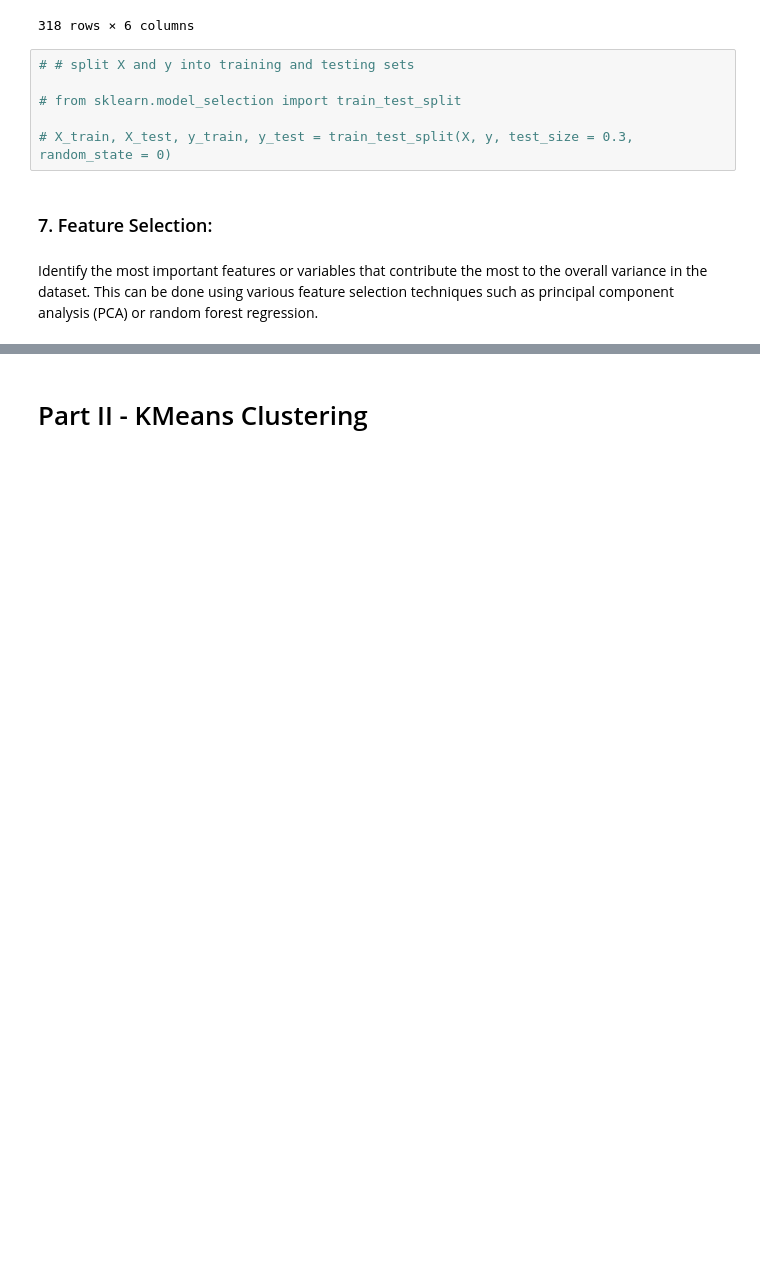
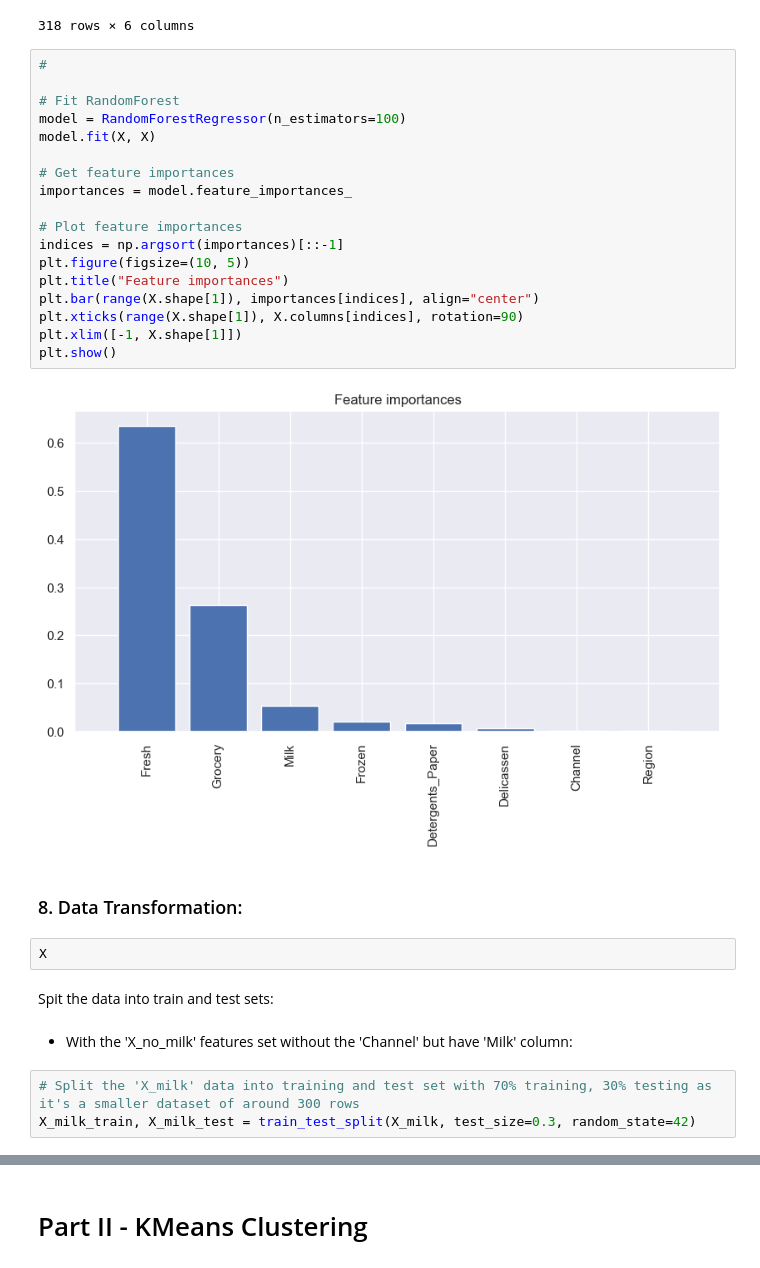
Before and after one commit to TeeNguyenDA/Wholesale-Data-Unsupervised-Learning, a Jupyter notebook: Unsupervised Learning - Project.ipynb, the cells around one changed output, grey strips where cells are left out. Drawn from its saved outputs; the diff is of its cells as text; blank space fills up the shorter version.

```diff
--- a/Unsupervised Learning - Project.ipynb
+++ b/Unsupervised Learning - Project.ipynb
@@ -587,13 +594,34 @@ X_selected
 | 438 | 3 | 10290 | 2232 | 1038 | 168 | 2125 |
 | 439 | 3 | 2787 | 2510 | 65 | 477 | 52 |
 318 rows × 6 columns
-# %%
-# # split X and y into training and testing sets
-
-# from sklearn.model_selection import train_test_split
-
-# X_train, X_test, y_train, y_test = train_test_split(X, y, test_size = 0.3, random_state = 0)
-# %% [markdown]
-### 7. Feature Selection:
-# %% [markdown]
-Identify the most important features or variables that contribute the most to the overall variance in the dataset. This can be done using various feature selection techniques such as principal component analysis (PCA) or random forest regression.
+# %%
+#
+
+# Fit RandomForest
+model = RandomForestRegressor(n_estimators=100)
+model.fit(X, X)
+
+# Get feature importances
+importances = model.feature_importances_
+
+# Plot feature importances
+indices = np.argsort(importances)[::-1]
+plt.figure(figsize=(10, 5))
+plt.title("Feature importances")
+plt.bar(range(X.shape[1]), importances[indices], align="center")
+plt.xticks(range(X.shape[1]), X.columns[indices], rotation=90)
+plt.xlim([-1, X.shape[1]])
+plt.show()
+# %% [output]
+[figure, added]
+# %% [markdown]
+### 8. Data Transformation:
+# %%
+X
+# %% [markdown]
+Spit the data into train and test sets:
+# %% [markdown]
+* With the 'X_no_milk' features set without the 'Channel' but have 'Milk' column:
+# %%
+# Split the 'X_milk' data into training and test set with 70% training, 30% testing as it's a smaller dataset of around 300 rows
+X_milk_train, X_milk_test = train_test_split(X_milk, test_size=0.3, random_state=42)
```
Also changed, not shown: parts of 17 cells of this notebook.
